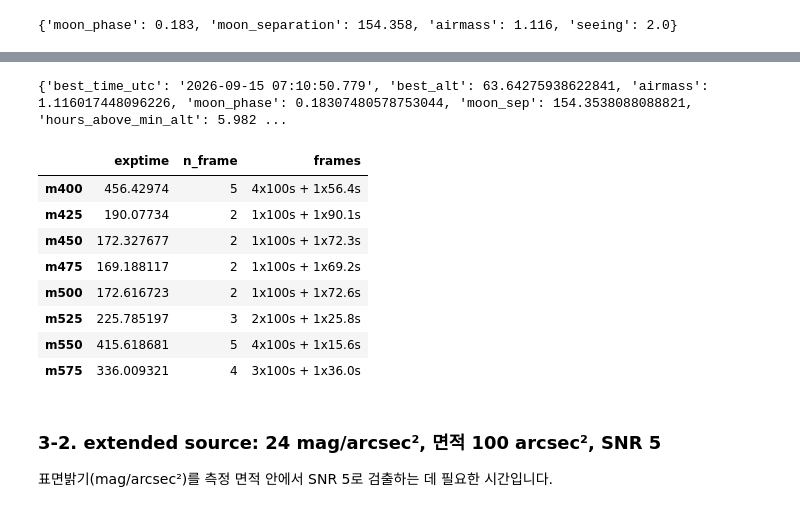
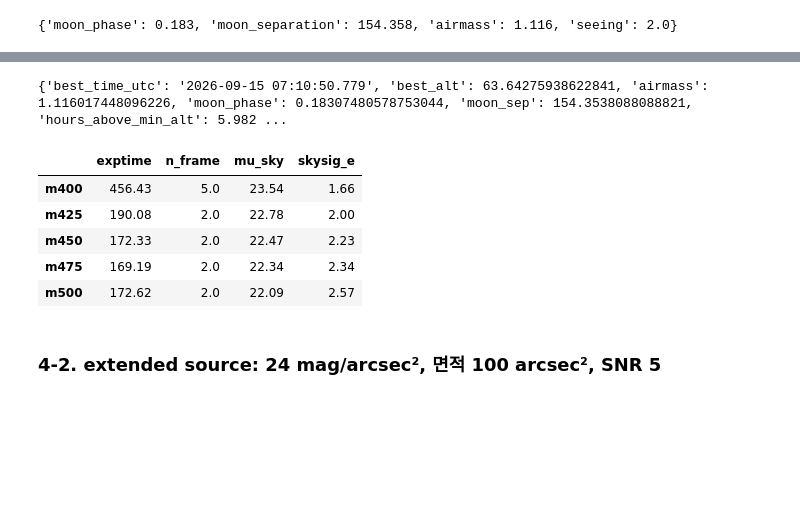
Before and after one commit to AstroWanni/7dt_etc, a Jupyter notebook: examples/7dt_etc_demo.ipynb, the cells around one changed output, grey strips where cells are left out. Saved outputs shown, nothing was run; the diff lists cells and outputs as text; code cells hidden in the pictures; blank space fills up the shorter version.

```diff
--- a/examples/7dt_etc_demo.ipynb
+++ b/examples/7dt_etc_demo.ipynb
@@ -59,3 +165,4 @@ print({k: round(v, 3) for k, v in cond_auto.items() if k in ('moon_phase', 'moon
 # %%
-res_pt, info_pt = observe_and_etc(**TARGET, date='2026-09-14', value=19.5, snr=5, seeing=2.0)
+res_pt, info_pt = observe_and_etc(**TARGET, date='2026-09-14', value=19.5, snr=5, seeing=2.0,
+                                  save_path='etc_point.png', report_path='etc_point.txt')
 # %% [output]
@@ -82,21 +189,16 @@ m875      53189.6  531x100s + 1x89.6s  !
 # %%
 print({k: info_pt[k] for k in ('best_time_utc', 'best_alt', 'airmass', 'moon_phase', 'moon_sep', 'hours_above_min_alt')})
-pd.DataFrame(res_pt).T[['exptime', 'n_frame', 'frames']].head(8)
+pd.DataFrame(res_pt).T[['exptime', 'n_frame', 'mu_sky', 'skysig_e']].astype(float).round(2).head(5)
 # %% [output]
 {'best_time_utc': '2026-09-15 07:10:50.779', 'best_alt': 63.64275938622841, 'airmass': 1.116017448096226, 'moon_phase': 0.18307480578753044, 'moon_sep': 154.3538088088821, 'hours_above_min_alt': 5.982 ...
-|  | exptime | n_frame | frames |
-| m400 | 456.42974 | 5 | 4x100s + 1x56.4s |
-| m425 | 190.07734 | 2 | 1x100s + 1x90.1s |
-| m450 | 172.327677 | 2 | 1x100s + 1x72.3s |
-| m475 | 169.188117 | 2 | 1x100s + 1x69.2s |
-| m500 | 172.616723 | 2 | 1x100s + 1x72.6s |
-| m525 | 225.785197 | 3 | 2x100s + 1x25.8s |
-| m550 | 415.618681 | 5 | 4x100s + 1x15.6s |
-| m575 | 336.009321 | 4 | 3x100s + 1x36.0s |
+|  | exptime | n_frame | mu_sky | skysig_e |
+| m400 | 456.43 | 5.0 | 23.54 | 1.66 |
+| m425 | 190.08 | 2.0 | 22.78 | 2.00 |
+| m450 | 172.33 | 2.0 | 22.47 | 2.23 |
+| m475 | 169.19 | 2.0 | 22.34 | 2.34 |
+| m500 | 172.62 | 2.0 | 22.09 | 2.57 |
 # %% [markdown]
-### 3-2. extended source: 24 mag/arcsec², 면적 100 arcsec², SNR 5
-
-표면밝기(mag/arcsec²)를 측정 면적 안에서 SNR 5로 검출하는 데 필요한 시간입니다.
+### 4-2. extended source: 24 mag/arcsec², 면적 100 arcsec², SNR 5
 # %%
 res_ex, info_ex = observe_and_etc(**TARGET, date='2026-09-14', value=24.0, snr=5, mode='extended', area=100, seeing=2.0)
 # %% [output]
```
Also changed, not shown: parts of 65 cells of this notebook, 24 other files.
